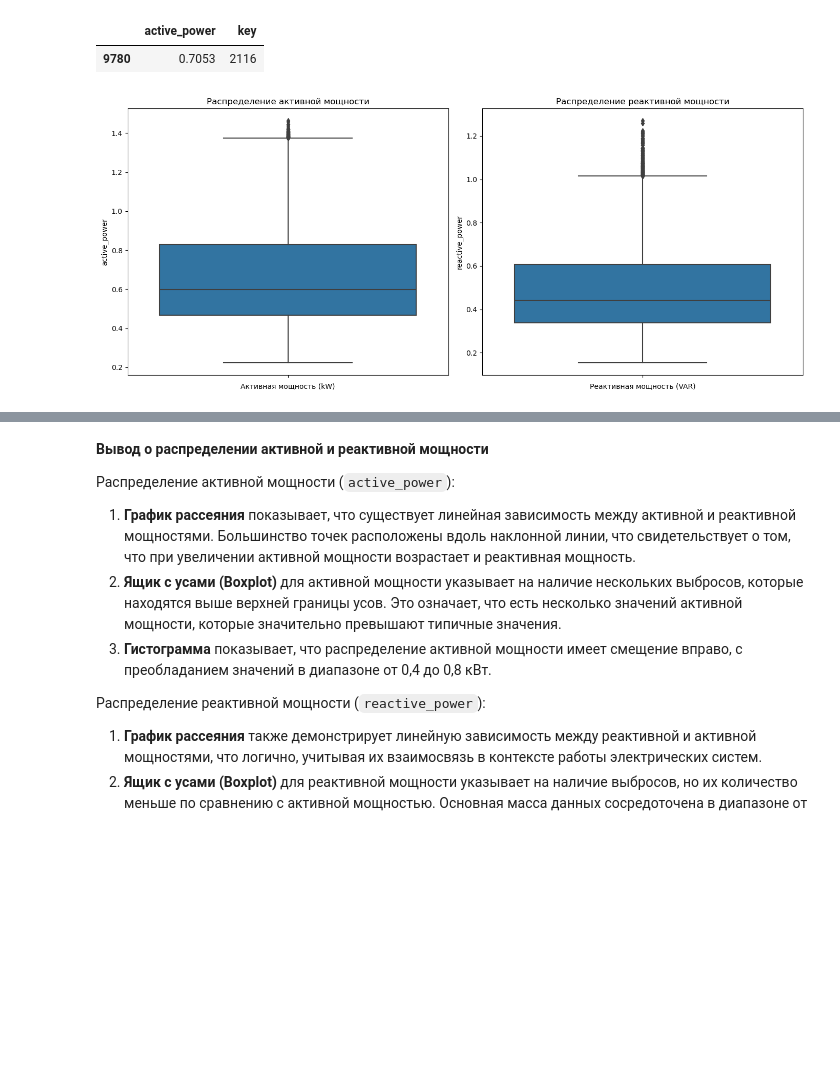
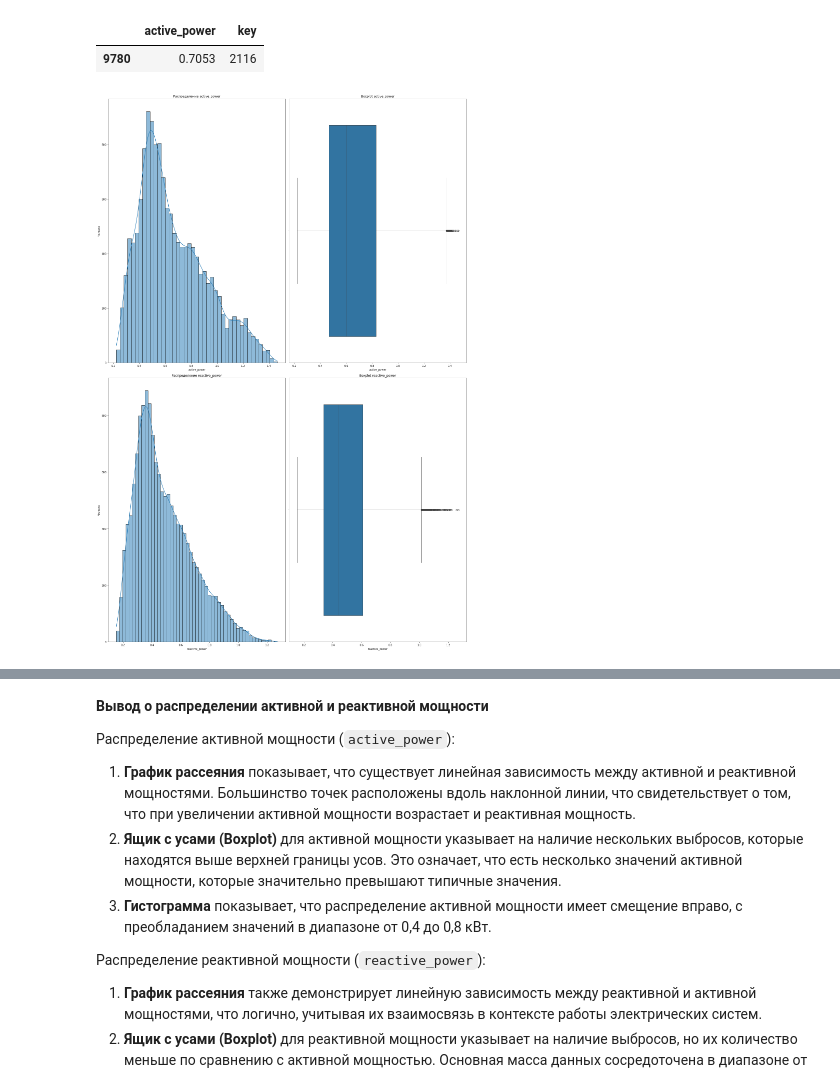
Before and after one commit to EPrutskoy/EPrutskoy, a Jupyter notebook: steel_temp_prediction/1d4c36b2-5168-4ae1-b314-a56a8d5214b9.ipynb, the cells around one changed output, grey strips where cells are left out. Saved outputs shown, nothing was run; the diff lists cells and outputs as text; code cells hidden in the pictures; blank space fills up the shorter version.

```diff
--- a/steel_temp_prediction/1d4c36b2-5168-4ae1-b314-a56a8d5214b9.ipynb
+++ b/steel_temp_prediction/1d4c36b2-5168-4ae1-b314-a56a8d5214b9.ipynb
@@ -242,6 +244,28 @@ def data_info(df, string):
     print("Информация о столбцах:")
     df.info()
     display(df[num_cols].describe())
+# %%
+def plot_distributions(dataframe, exclude_columns=[]):
+    # Исключаем указанные столбцы
+    numeric_columns = dataframe.columns.drop(exclude_columns)
+
+    # Построение графиков распределения для оставшихся числовых переменных
+    plt.figure(figsize=(20, 30))
+
+    for i, col in enumerate(numeric_columns):
+        plt.subplot(len(numeric_columns), 2, 2*i + 1)  # Гистограмма
+        sns.histplot(dataframe[col].dropna(), kde=True)
+        plt.title(f'Распределение {col}')
+        plt.xlabel(col)
+        plt.ylabel('Частота')
+
+        plt.subplot(len(numeric_columns), 2, 2*i + 2)  # Boxplot
+        sns.boxplot(x=dataframe[col].dropna())
+        plt.title(f'Boxplot {col}')
+        plt.xlabel(col)
+
+    plt.tight_layout()
+    plt.show()
 # %% [markdown]
 ### Проверка БД
 # %% [markdown]
@@ -721,23 +745,8 @@ display('Предложенное значение:',X_outliers)
 'Предложенное значение:'
 |  | active_power | key |
 | 9780 | 0.7053 | 2116 |
-# %%
-plt.figure(figsize=(14, 6))
-
-# Ящик с усами для активной мощности
-plt.subplot(1, 2, 1)
-sns.boxplot(y=data_arc['active_power'])
-plt.title('Распределение активной мощности')
-plt.xlabel('Активная мощность (kW)')
-
-# Ящик с усами для реактивной мощности
-plt.subplot(1, 2, 2)
-sns.boxplot(y=data_arc['reactive_power'])
-plt.title('Распределение реактивной мощности')
-plt.xlabel('Реактивная мощность (VAR)')
-
-plt.tight_layout()
-plt.show()
-# %% [output]
-[figure, removed]
+# %%
+plot_distributions(data_arc, ['key', 'start_heating_arc', 'end_heating_arc'])
+# %% [output]
+[figure, added]
 # %%
```
Also changed, not shown: parts of 25 cells of this notebook, 1 other file.
